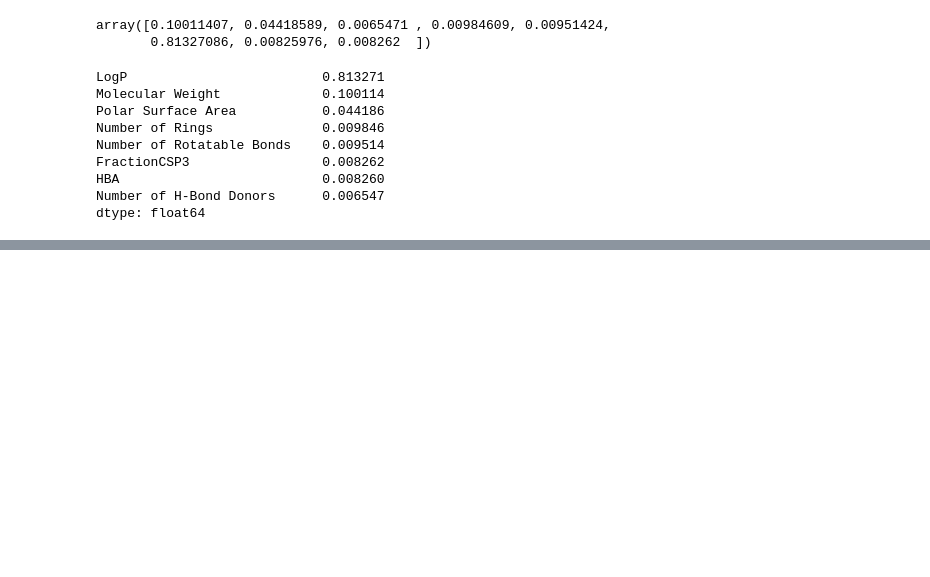
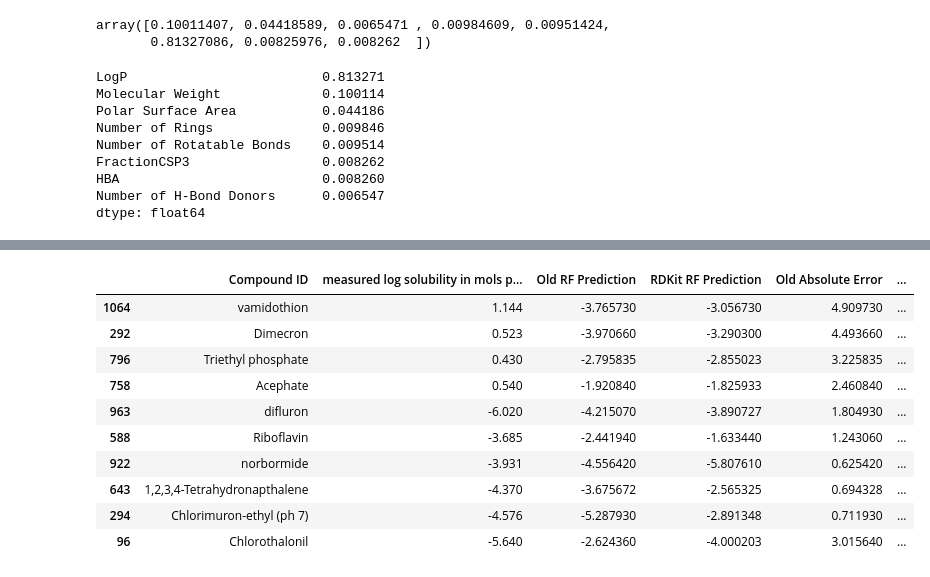
Before and after one commit to bernakayaoglu/Molecular-Solubility-Analysis, a Jupyter notebook: Molecular_Solubility_Analysis.ipynb, the cells around one changed output, grey strips where cells are left out. Saved outputs shown, nothing was run; the diff lists cells and outputs as text; code cells hidden in the pictures; blank space fills up the shorter version.

```diff
--- a/Molecular_Solubility_Analysis.ipynb
+++ b/Molecular_Solubility_Analysis.ipynb
@@ -1539,0 +1634,14 @@ dtype: float64
+# %%
+rdkit_error_analysis["Old RF Prediction"] = rf_predictions_series.loc[
+    rf_rdkit_top_10_errors.index
+]
+# %%
+rdkit_error_analysis["RDKit RF Prediction"] = rf_rdkit_predictions_series.loc[
+    rf_rdkit_top_10_errors.index
+]
+# %%
+rdkit_error_analysis["Old Absolute Error"] = (
+    rdkit_error_analysis["measured log solubility in mols per litre"]
+    - rdkit_error_analysis["Old RF Prediction"]
+).abs()
+rdkit_error_analysis["Old Absolute Error"]
@@ -1539,0 +1660,6 @@ dtype: float64
+# %%
+rdkit_error_analysis["RDKit Absolute Error"] = (
+    rdkit_error_analysis["measured log solubility in mols per litre"]
+    - rdkit_error_analysis["RDKit RF Prediction"]
+).abs()
+rdkit_error_analysis["RDKit Absolute Error"]
@@ -1539,0 +1678,14 @@ dtype: float64
+# %%
+rdkit_error_analysis
+# %% [output]
+|  | Compound ID | measured log solubility in mols p... | Old RF Prediction | RDKit RF Prediction | Old Absolute Error | ... |
+| 1064 | vamidothion | 1.144 | -3.765730 | -3.056730 | 4.909730 | ... |
+| 292 | Dimecron | 0.523 | -3.970660 | -3.290300 | 4.493660 | ... |
+| 796 | Triethyl phosphate | 0.430 | -2.795835 | -2.855023 | 3.225835 | ... |
+| 758 | Acephate | 0.540 | -1.920840 | -1.825933 | 2.460840 | ... |
+| 963 | difluron | -6.020 | -4.215070 | -3.890727 | 1.804930 | ... |
+| 588 | Riboflavin | -3.685 | -2.441940 | -1.633440 | 1.243060 | ... |
+| 922 | norbormide | -3.931 | -4.556420 | -5.807610 | 0.625420 | ... |
+| 643 | 1,2,3,4-Tetrahydronapthalene | -4.370 | -3.675672 | -2.565325 | 0.694328 | ... |
+| 294 | Chlorimuron-ethyl (ph 7) | -4.576 | -5.287930 | -2.891348 | 0.711930 | ... |
+| 96 | Chlorothalonil | -5.640 | -2.624360 | -4.000203 | 3.015640 | ... |
```
Also changed, not shown: parts of 40 cells of this notebook, 1 other file.
